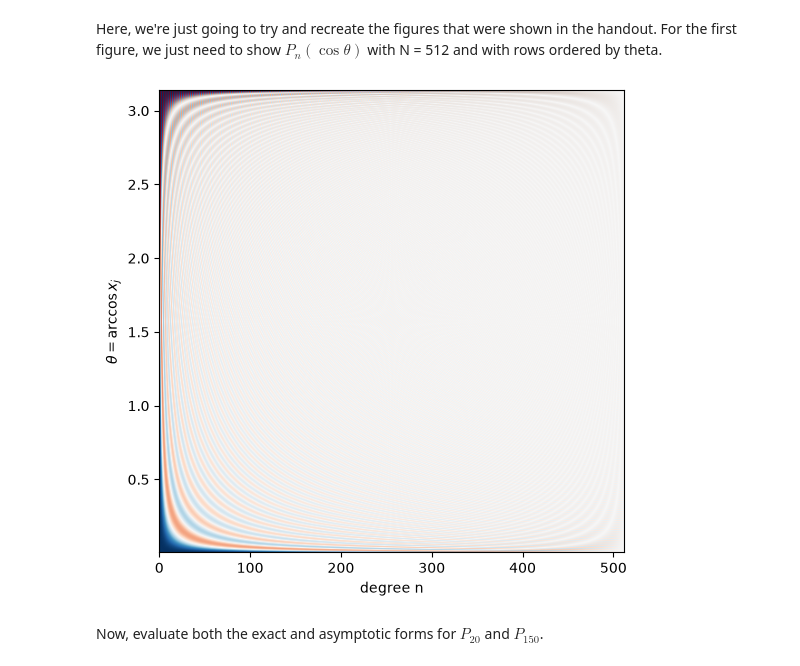
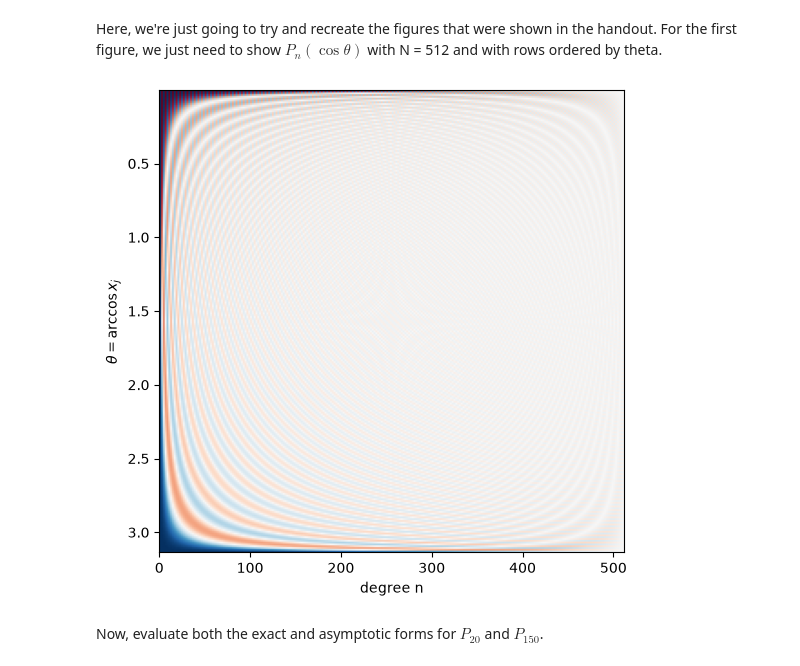
Before and after one commit to leahghartman/university-notes, a Jupyter notebook: graduate-3/semester-1/MATH671/code/butterfly_factorization/butterfly_factorization.ipynb, the cells around one changed output. Saved outputs shown, nothing was run; the diff lists cells and outputs as text; code cells hidden in the pictures.

```diff
--- a/graduate-3/semester-1/MATH671/code/butterfly_factorization/butterfly_factorization.ipynb
+++ b/graduate-3/semester-1/MATH671/code/butterfly_factorization/butterfly_factorization.ipynb
@@ -29,20 +29,20 @@ Here, we're just going to try and recreate the figures that were shown in the ha
 # %%
 # Set N to be the same value as in milestone 1
 N = 512
 
 # Use gauss_legendre to get the Gauss-Legendre nodes and weights on [-1, 1].
 # Then, take the arccos of those nodes to get the corresponding \theta_j
 x, w = gauss_legendre(N)
 theta = np.arccos(x)
 
 # Create a fi
 fig, ax = plt.subplots(figsize=(6,6))
-ax.imshow(P, extent=[0, N, theta[-1], theta[0]], aspect='auto', cmap='RdBu')
+ax.imshow(P, extent=[0, N, theta[0], theta[-1]], aspect='auto', cmap='RdBu')
 ax.set_ylabel(r'$\theta = \arccos{x_j}$')
 ax.set_xlabel('degree n')
 plt.show()
 # %% [output]
-[figure, old version]
+[figure, new version]
 # %% [markdown]
 Now, evaluate both the exact and asymptotic forms for $P_{20}$ and $P_{150}$.
 # %%
```
Also changed, not shown: parts of 1 cell of this notebook.
